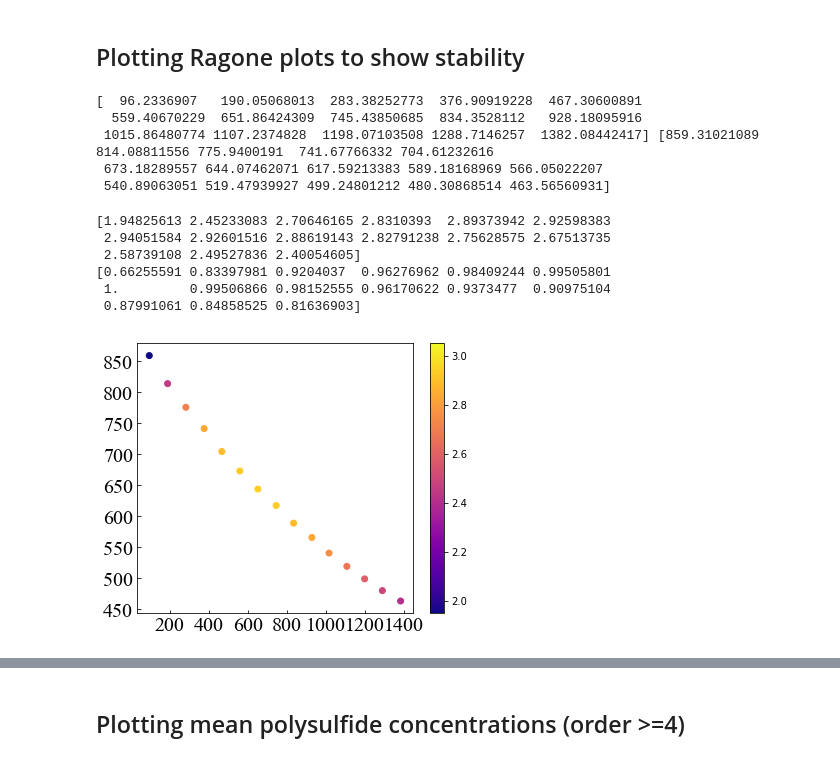
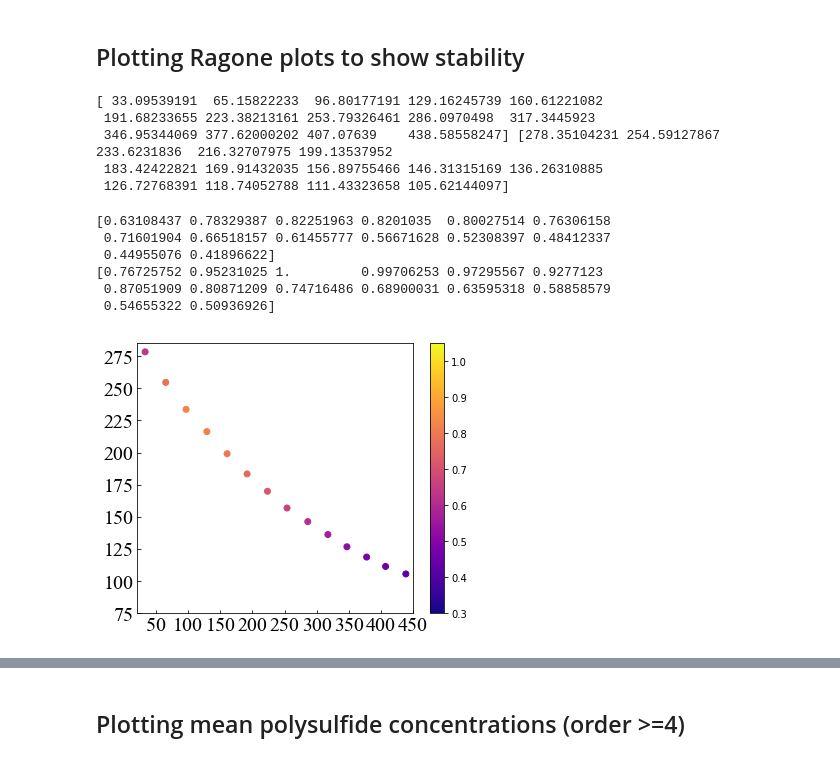
Before and after one commit to coresresearch/LiS-Battery, a Jupyter notebook: Li_S Plotting.ipynb, the cells around one changed output, grey strips where cells are left out. Drawn from its saved outputs; the diff is of its cells as text; code cells hidden in the pictures.

```diff
--- a/Li_S Plotting.ipynb
+++ b/Li_S Plotting.ipynb
@@ -118,7 +130,7 @@ for i in np.arange(0, len(keys), 2):
     print(keys[i])
     #p1, = plt.plot(Cap_assary[keys[i]], Vcell_assary[keys[i]], 'k-', linewidth=lw)
     #p2, = plt.plot(Cap_kuzmina[keys[i]], Vcell_kuzmina[keys[i]], 'r-', linewidth=lw)
-    p3, = plt.plot(Cap_cascade[keys[i]], Vcell_cascade[keys[i]], 'b-', linewidth=lw)
+    #p3, = plt.plot(Cap_cascade[keys[i]], Vcell_cascade[keys[i]], 'b-', linewidth=lw)
 
     plt.xlim((0, 1500))
     plt.ylim((1.8, 2.4))
@@ -160,12 +183,14 @@ for i in np.arange(0, len(keys)):
     for j in np.arange(0, inputs.npoints_cathode):
         offset = j*6
         for k in np.arange(0, 6):
-            ax1.plot(Cap_assary[keys[i]], C_k_assary[keys[i]].iloc[:, k+offset],
+            ax1.plot(Cap_bessler[keys[i]], C_k_bessler[keys[i]].iloc[:, k+offset],
                      linewidth=lw, color=species_cmap[k])
-            ax2.plot(Cap_kuzmina[keys[i]], C_k_kuzmina[keys[i]].iloc[:, k+offset],
+            ax2.plot(Cap_Li[keys[i]], C_k_Li[keys[i]].iloc[:, k+offset],
                      linewidth=lw, color=species_cmap[k])
             ax3.plot(Cap_cascade[keys[i]], C_k_cascade[keys[i]].iloc[:, k+offset],
                      linewidth=lw, color=species_cmap[k])
+    plt.ylim((0, 1.05))
+    plt.xlim((0, 800))
     fig.savefig('C_k_elyte' + keys[i] + '.png')
-    fig.legend()
+    #fig.legend()
 os.chdir(owd)
@@ -172,17 +212,17 @@ os.chdir(owd)
 # %% [markdown]
 ## Plotting Ragone plots to show stability
 # %%
-Li2S8_max = 0.756
-Li2S4_max = 0.0085
-Li2S2_max = 0.00695
-Li2S_max = 0.0008
+Li2S8_max = 7
+Li2S4_max = 2
+#Li2S2_max = 0.00695
+#Li2S_max = 0.0008
 
-Li2S6_max = 0.5*(Li2S8_max + Li2S4_max)
-Li2S3_max = 0.5*(Li2S4_max + Li2S2_max)
-i_ext_0 = -4.217
+Li2S6_max = 6
+#Li2S3_max = 0.5*(Li2S4_max + Li2S2_max)
+i_ext_0 = -3.255
 i_ext = [i_ext_0, i_ext_0*2, i_ext_0*3, i_ext_0*4, i_ext_0*5, i_ext_0*6, i_ext_0*7,
          i_ext_0*8, i_ext_0*9, i_ext_0*10, i_ext_0*11, i_ext_0*12, i_ext_0*13,
-         i_ext_0*14, i_ext_0*15]
+         i_ext_0*14]
 Power_cascade = np.zeros((len(keys)))
 E_rec = np.zeros((len(keys)))
 for i in np.arange(0, len(keys)):
@@ -194,51 +234,55 @@ for i in np.arange(0, len(keys)):
 
 print(Power_cascade, -E_rec)
 # %% [output]
-[  96.2336907   190.05068013  283.38252773  376.90919228  467.30600891
-  559.40670229  651.86424309  745.43850685  834.3528112   928.18095916
- 1015.86480774 1107.2374828  1198.07103508 1288.7146257  1382.08442417] [859.31021089 814.08811556 775.9400191  741.67766332 704.61232616
- 673.18289557 644.07462071 617.59213383 589.18168969 566.05022207
- 540.89063051 519.47939927 499.24801212 480.30868514 463.56560931]
+[ 33.09539191  65.15822233  96.80177191 129.16245739 160.61221082
+ 191.68233655 223.38213161 253.79326461 286.0970498  317.3445923
+ 346.95344069 377.62000202 407.07639    438.58558247] [278.35104231 254.59127867 233.6231836  216.32707975 199.13537952
+ 183.42422821 169.91432035 156.89755466 146.31315169 136.26310885
+ 126.72768391 118.74052788 111.43323658 105.62144097]
 # %%
 Max_conc = np.zeros((len(keys)))
 for i in np.arange(0, len(keys)):
+    #print(C_k_cascade[keys[i]])
     max1 = max(C_k_cascade[keys[i]]['rho_S2-(e)_cat1'])
     max2 = max(C_k_cascade[keys[i]]['rho_S2-(e)_cat2'])
     max3 = max(C_k_cascade[keys[i]]['rho_S2-(e)_cat3'])
-    max4 = max(C_k_cascade[keys[i]]['rho_S2-(e)_cat4'])
-    max5 = max(C_k_cascade[keys[i]]['rho_S2-(e)_cat5'])
-    Max_conc[i] = max(max1, max2, max3, max4, max5)
+    #max4 = max(C_k_cascade[keys[i]]['rho_S2-(e)_cat4'])
+    #max5 = max(C_k_cascade[keys[i]]['rho_S2-(e)_cat5'])
+    Max_conc[i] = max(max1, max2, max3)
 print(Max_conc)
 
-Max_conc_norm = Max_conc/max(Max_conc)
+Max_conc_norm = Max_conc/max(Max_conc)  #Li2S4_max
 print(Max_conc_norm)
 
 plasma_custom = matplotlib.cm.plasma(Max_conc_norm)
 # %% [output]
-[1.94825613 2.45233083 2.70646165 2.8310393  2.89373942 2.92598383
- 2.94051584 2.92601516 2.88619143 2.82791238 2.75628575 2.67513735
- 2.58739108 2.49527836 2.40054605]
-[0.66255591 0.83397981 0.9204037  0.96276962 0.98409244 0.99505801
- 1.         0.99506866 0.98152555 0.96170622 0.9373477  0.90975104
- 0.87991061 0.84858525 0.81636903]
+[0.63108437 0.78329387 0.82251963 0.8201035  0.80027514 0.76306158
+ 0.71601904 0.66518157 0.61455777 0.56671628 0.52308397 0.48412337
+ 0.44955076 0.41896622]
+[0.76725752 0.95231025 1.         0.99706253 0.97295567 0.9277123
+ 0.87051909 0.80871209 0.74716486 0.68900031 0.63595318 0.58858579
+ 0.54655322 0.50936926]
 # %%
 os.chdir(owd)
 os.chdir('Figures/ragone plots')
 fig = plt.figure(1)
 ax = fig.add_axes([0.2, 0.2, 0.6, 0.75])
 ax.tick_params(direction='in')
 fig.set_size_inches((8., 5.))
 
 for tick in ax.xaxis.get_major_ticks():
     tick.label1.set_fontsize(fs)
     tick.label1.set_fontname(font)
 for tick in ax.yaxis.get_major_ticks():
     tick.label1.set_fontsize(fs)
     tick.label1.set_fontname(font)
 
-p1 = plt.scatter(Power_cascade, -E_rec, c=Max_conc, cmap='plasma', vmin=min(Max_conc), vmax=3.05)
+p1 = plt.scatter(Power_cascade, -E_rec, c=Max_conc, cmap='plasma',
+                 vmin=0.3, vmax=1+0.05)
 plt.colorbar(p1)
+plt.ylim((75, 285))
+plt.xlim((20, 450))
 fig.savefig('Ragone.png')
 os.chdir(owd)
 # %% [output]
-[figure, old version]
+[figure, new version]
```
Also changed, not shown: parts of 14 cells of this notebook, 6 other files.
